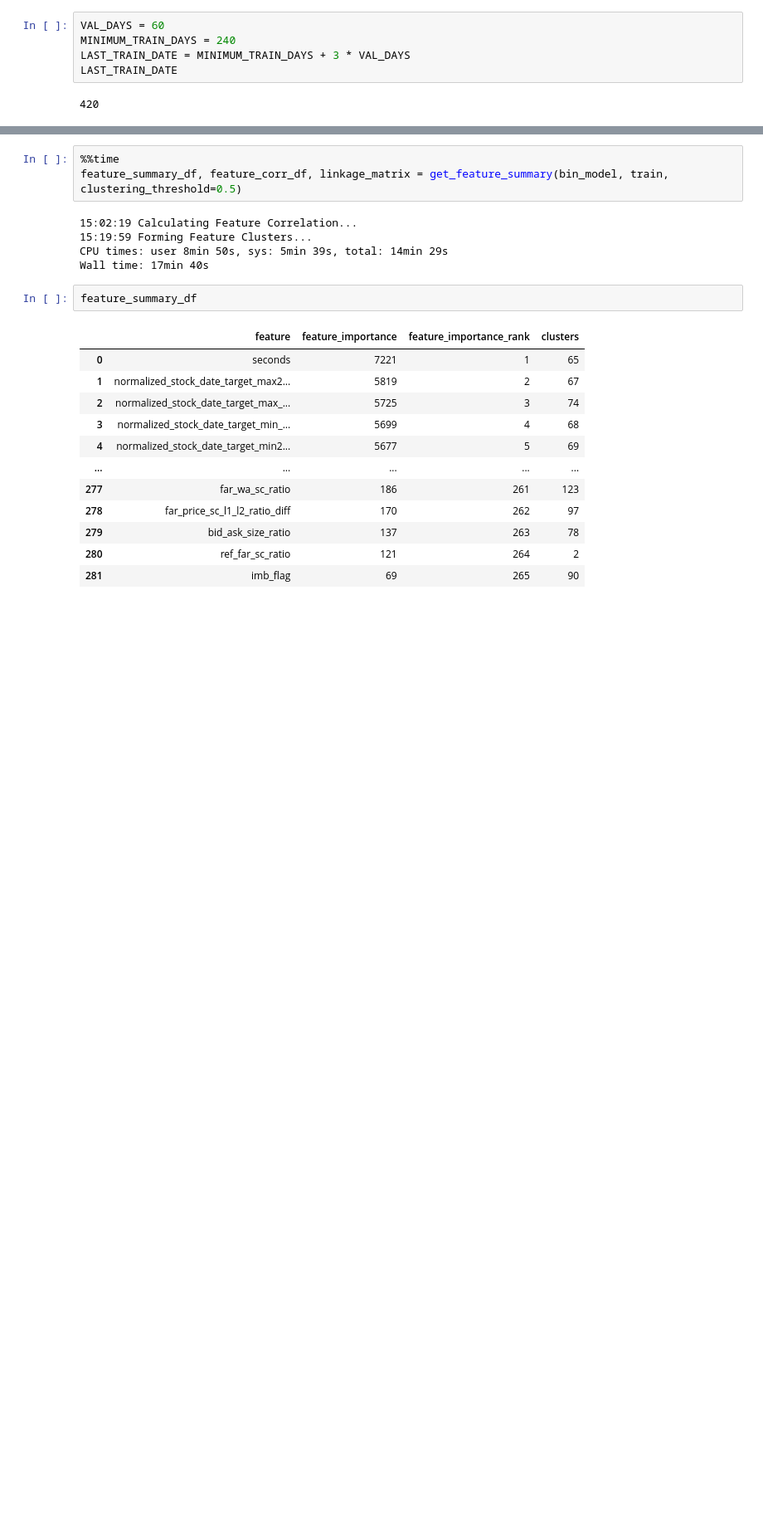
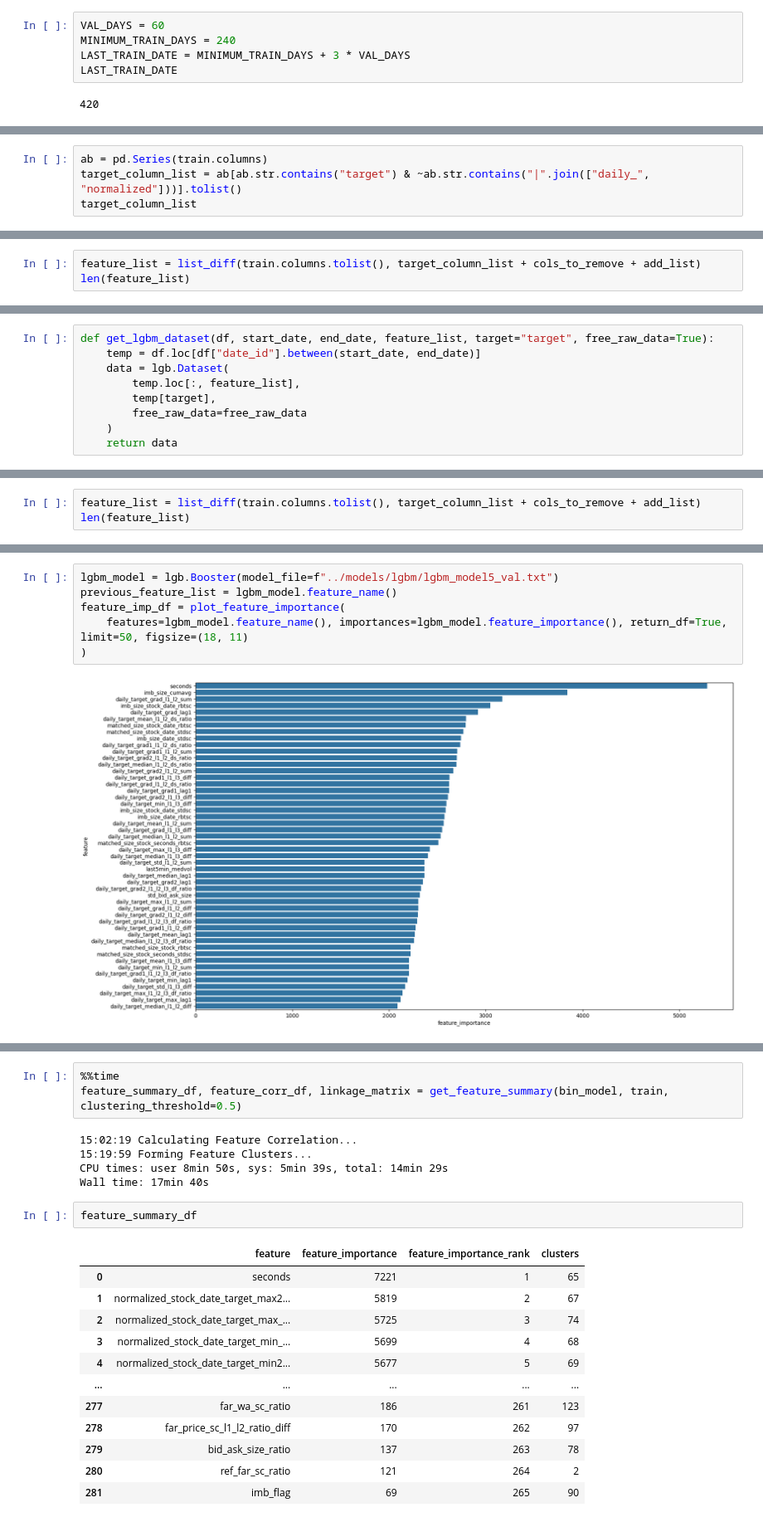
Before and after one commit to waikey-lee/kaggle-optiver-trading, a Jupyter notebook: notebooks/2.0.lgbm_baseline.ipynb, the cells around one changed output, grey strips where cells are left out. Shown at 83% size. Cells and saved outputs as stored; diff of their text form; blank space fills up the shorter version.

```diff
--- a/notebooks/2.0.lgbm_baseline.ipynb
+++ b/notebooks/2.0.lgbm_baseline.ipynb
@@ -703,0 +999,4 @@ feature_imp_df = plot_feature_importance(
+# %%
+ab = pd.Series(train.columns)
+target_column_list = ab[ab.str.contains("target") & ~ab.str.contains("|".join(["daily_", "normalized"]))].tolist()
+target_column_list
@@ -703,0 +1019,3 @@ feature_imp_df = plot_feature_importance(
+# %%
+feature_list = list_diff(train.columns.tolist(), target_column_list + cols_to_remove + add_list)
+len(feature_list)
@@ -703,0 +1024,9 @@ feature_imp_df = plot_feature_importance(
+# %%
+def get_lgbm_dataset(df, start_date, end_date, feature_list, target="target", free_raw_data=True):
+    temp = df.loc[df["date_id"].between(start_date, end_date)]
+    data = lgb.Dataset(
+        temp.loc[:, feature_list],
+        temp[target],
+        free_raw_data=free_raw_data
+    )
+    return data
@@ -703,0 +1111,3 @@ feature_imp_df = plot_feature_importance(
+# %%
+feature_list = list_diff(train.columns.tolist(), target_column_list + cols_to_remove + add_list)
+len(feature_list)
@@ -703,0 +1397,8 @@ feature_imp_df = plot_feature_importance(
+# %%
+lgbm_model = lgb.Booster(model_file=f"../models/lgbm/lgbm_model5_val.txt")
+previous_feature_list = lgbm_model.feature_name()
+feature_imp_df = plot_feature_importance(
+    features=lgbm_model.feature_name(), importances=lgbm_model.feature_importance(), return_df=True, limit=50, figsize=(18, 11)
+)
+# %% [output]
+[figure, added]
```
Also changed, not shown: parts of 215 cells of this notebook, 2 other files.
